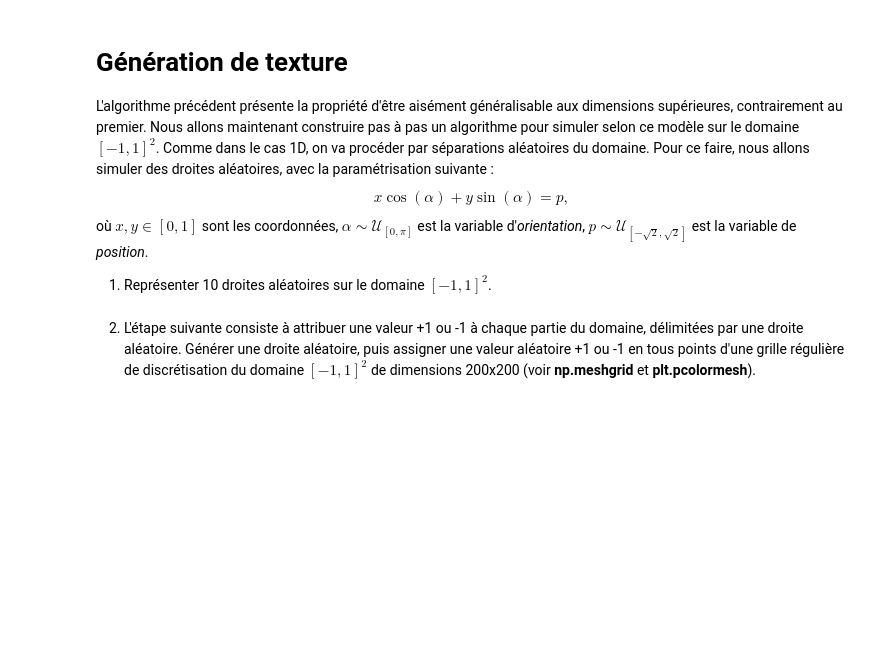
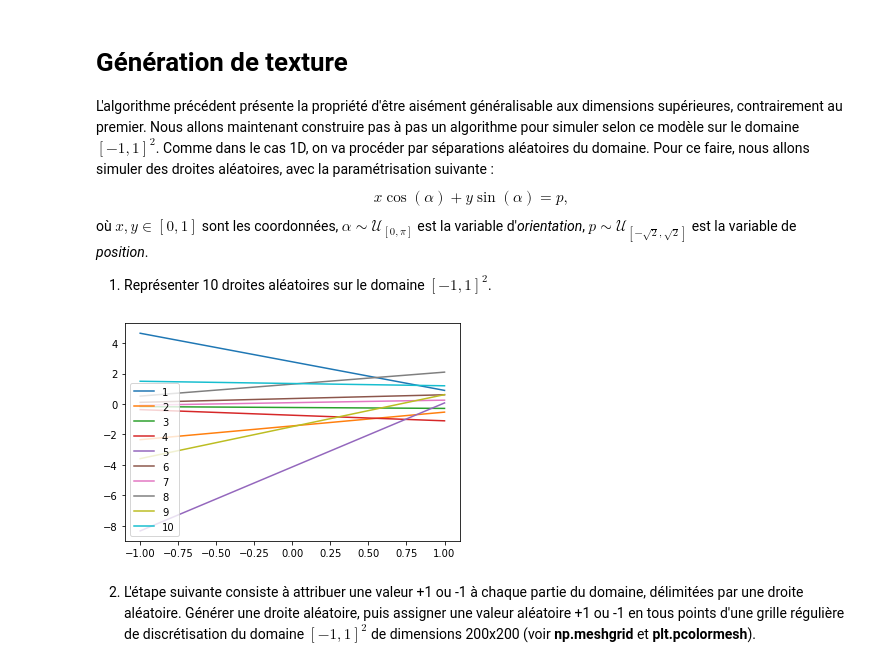
Before and after one commit to Joris-Landais/pojet_num-rique_proba, a Jupyter notebook: Projet numérique de Probabilités 2022 - enonce.ipynb, the cells around one changed output. Cells and saved outputs as stored; diff of their text form; code cells hidden in the pictures; blank space fills up the shorter version.

```diff
--- a/Projet numérique de Probabilités 2022 - enonce.ipynb
+++ b/Projet numérique de Probabilités 2022 - enonce.ipynb
@@ -266,5 +277,21 @@ $$x \cos(\alpha) + y \sin(\alpha) = p,$$
 où $x,y \in [0,1]$ sont les coordonnées, $\alpha \sim \mathcal{U}_{[0,\pi]}$ est la variable d'*orientation*, $p \sim \mathcal{U}_{[-\sqrt{2},\sqrt{2}]}$ est la variable de *position*.
 
 1. Représenter 10 droites aléatoires sur le domaine $[-1, 1]^2$.
+# %%
+import math
+def droite_aléatoire(n):
+    A=np.random.uniform(0,math.pi,n)
+    P=np.random.uniform(-2**0.5,2**0.5,n)
+    X=np.linspace(-1,1,100)
+    for i in range(n):
+        Y=[(P[i]-x*math.cos(A[i]))/math.sin(A[i]) for x in X]
+        plt.plot(X,Y)
+    plt.legend([f"{i+1}" for i in range(n)])
+    plt.show()
+# %%
+n=10
+droite_aléatoire(n)
+# %% [output]
+[figure, added]
 # %% [markdown]
 2. L'étape suivante consiste à attribuer une valeur +1 ou -1 à chaque partie du domaine, délimitées par une droite aléatoire. Générer une droite aléatoire, puis assigner une valeur aléatoire +1 ou -1 en tous points d'une grille régulière de discrétisation du domaine $[-1,1]^2$ de dimensions 200x200 (voir **np.meshgrid** et **plt.pcolormesh**).
```
Also changed, not shown: parts of 6 cells of this notebook.
